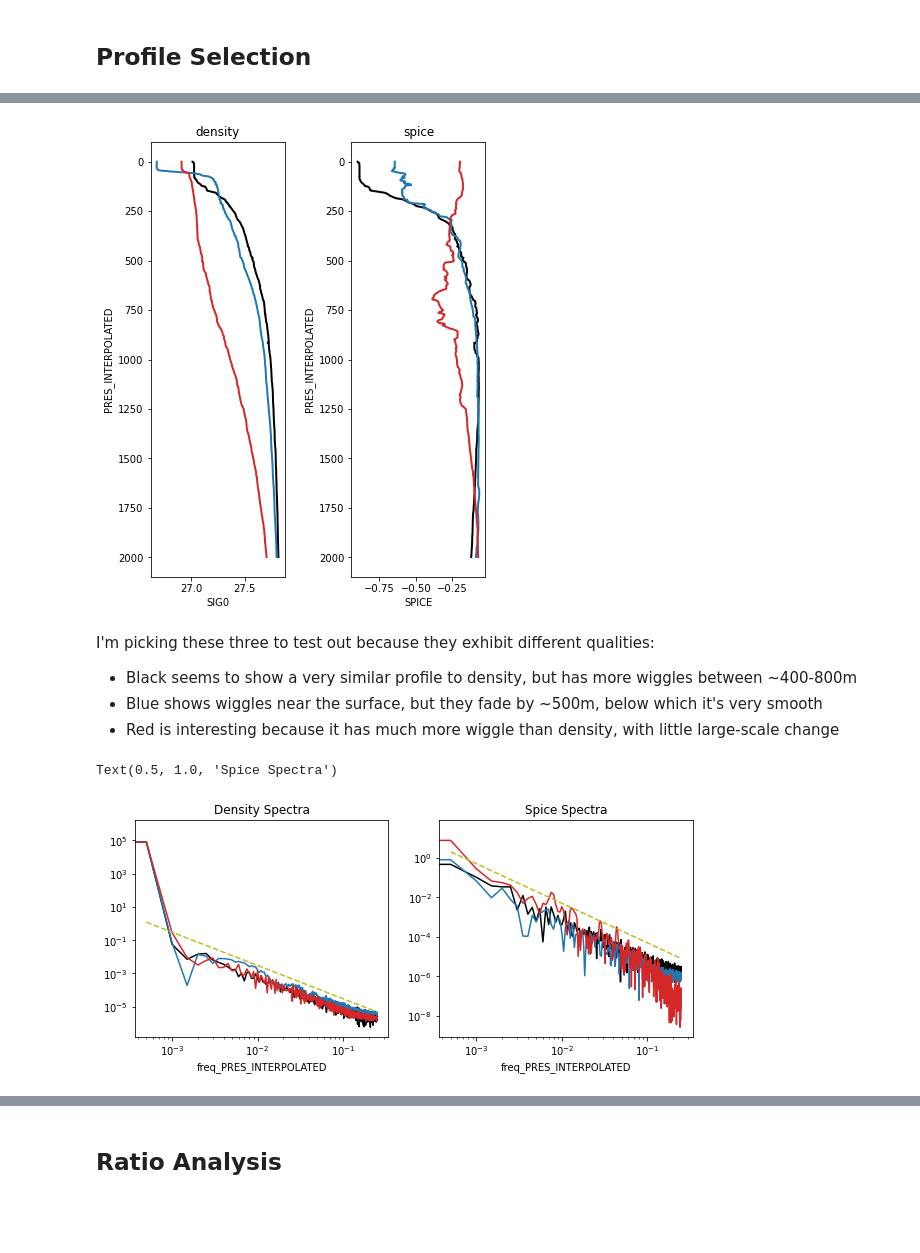
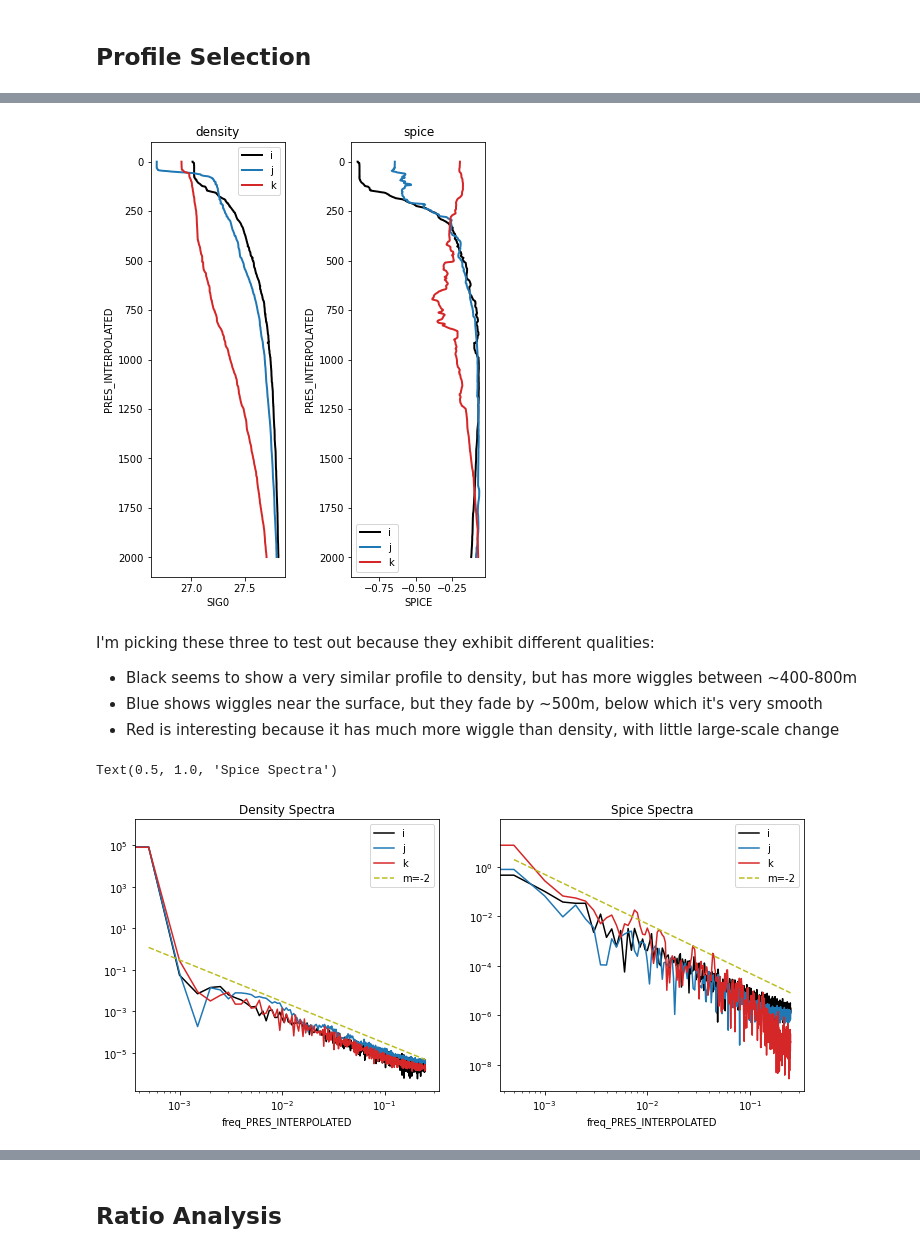
Before and after one commit to ocean-transport/argo-intern, a Jupyter notebook: argo_mult_scale.ipynb, the cells around one changed output, grey strips where cells are left out. Saved outputs shown, nothing was run; the diff lists cells and outputs as text; code cells hidden in the pictures; blank space fills up the shorter version.

```diff
--- a/argo_mult_scale.ipynb
+++ b/argo_mult_scale.ipynb
@@ -35,22 +39,24 @@ j,be = 20,  'tab:blue'
 k,rd = 100, 'tab:red'
 
 plt.subplot(1,2,1)
-box_z.isel(N_PROF=i).SIG0.plot(y='PRES_INTERPOLATED',linewidth=2,color=bk)
-box_z.isel(N_PROF=j).SIG0.plot(y='PRES_INTERPOLATED',linewidth=2,color=be)
-box_z.isel(N_PROF=K).SIG0.plot(y='PRES_INTERPOLATED',linewidth=2,color=rd)
+box_z.isel(N_PROF=i).SIG0.plot(y='PRES_INTERPOLATED',linewidth=2,color=bk,label='i')
+box_z.isel(N_PROF=j).SIG0.plot(y='PRES_INTERPOLATED',linewidth=2,color=be,label='j')
+box_z.isel(N_PROF=K).SIG0.plot(y='PRES_INTERPOLATED',linewidth=2,color=rd,label='k')
 plt.gca().invert_yaxis()
+plt.legend()
 plt.title('density')
 
 plt.subplot(1,2,2)
-box_z.isel(N_PROF=i).SPICE.plot(y='PRES_INTERPOLATED',linewidth=2,color=bk)
-box_z.isel(N_PROF=j).SPICE.plot(y='PRES_INTERPOLATED',linewidth=2,color=be)
-box_z.isel(N_PROF=K).SPICE.plot(y='PRES_INTERPOLATED',linewidth=2,color=rd)
+box_z.isel(N_PROF=i).SPICE.plot(y='PRES_INTERPOLATED',linewidth=2,color=bk,label='i')
+box_z.isel(N_PROF=j).SPICE.plot(y='PRES_INTERPOLATED',linewidth=2,color=be,label='j')
+box_z.isel(N_PROF=K).SPICE.plot(y='PRES_INTERPOLATED',linewidth=2,color=rd,label='k')
 plt.gca().invert_yaxis()
+plt.legend()
 plt.title('spice')
 
 plt.subplots_adjust(wspace=0.5)
 # %% [output]
-[figure, old version]
+[figure, new version]
 # %% [markdown]
 I'm picking these three to test out because they exhibit different qualities:
 - Black seems to show a very similar profile to density, but has more wiggles between ~400-800m
@@ -75,33 +81,33 @@ j_spec_SPICE = xrft.power_spectrum(j_prof_SPICE, dim='PRES_INTERPOLATED', window
 k_spec_SIG0  = xrft.power_spectrum(k_prof_SIG0,  dim='PRES_INTERPOLATED', window='hamming')
 k_spec_SPICE = xrft.power_spectrum(k_prof_SPICE, dim='PRES_INTERPOLATED', window='hamming')
 # %%
-plt.figure(figsize=(10,4))
+plt.figure(figsize=(12,5))
 
 plt.subplot(1,2,1)
-i_spec_SIG0.plot(color=bk)
-j_spec_SIG0.plot(color=be)
-k_spec_SIG0.plot(color=rd)
+i_spec_SIG0.plot(color=bk, label='i')
+j_spec_SIG0.plot(color=be, label='j')
+k_spec_SIG0.plot(color=rd, label='k')
 
 m=k_spec_SIG0.freq_PRES_INTERPOLATED
 plt.plot(m, 3e-7*m**(-2),'--',color='tab:olive',label='m=-2')
-
+plt.legend()
 plt.xscale('log')
 plt.yscale('log')
 plt.title('Density Spectra')
 
 
 plt.subplot(1,2,2)
-i_spec_SPICE.plot(color=bk)
-j_spec_SPICE.plot(color=be)
-k_spec_SPICE.plot(color=rd)
+i_spec_SPICE.plot(color=bk, label='i')
+j_spec_SPICE.plot(color=be, label='j')
+k_spec_SPICE.plot(color=rd, label='k')
 
 m=k_spec_SPICE.freq_PRES_INTERPOLATED
 plt.plot(m, 5e-7*m**(-2),'--',color='tab:olive',label='m=-2')
-
+plt.legend()
 plt.xscale('log')
 plt.yscale('log')
 plt.title('Spice Spectra')
 # %% [output]
 Text(0.5, 1.0, 'Spice Spectra')
-[figure, old version]
+[figure, new version]
 # %% [markdown]
```
Also changed, not shown: parts of 13 cells of this notebook, 1 other file.
